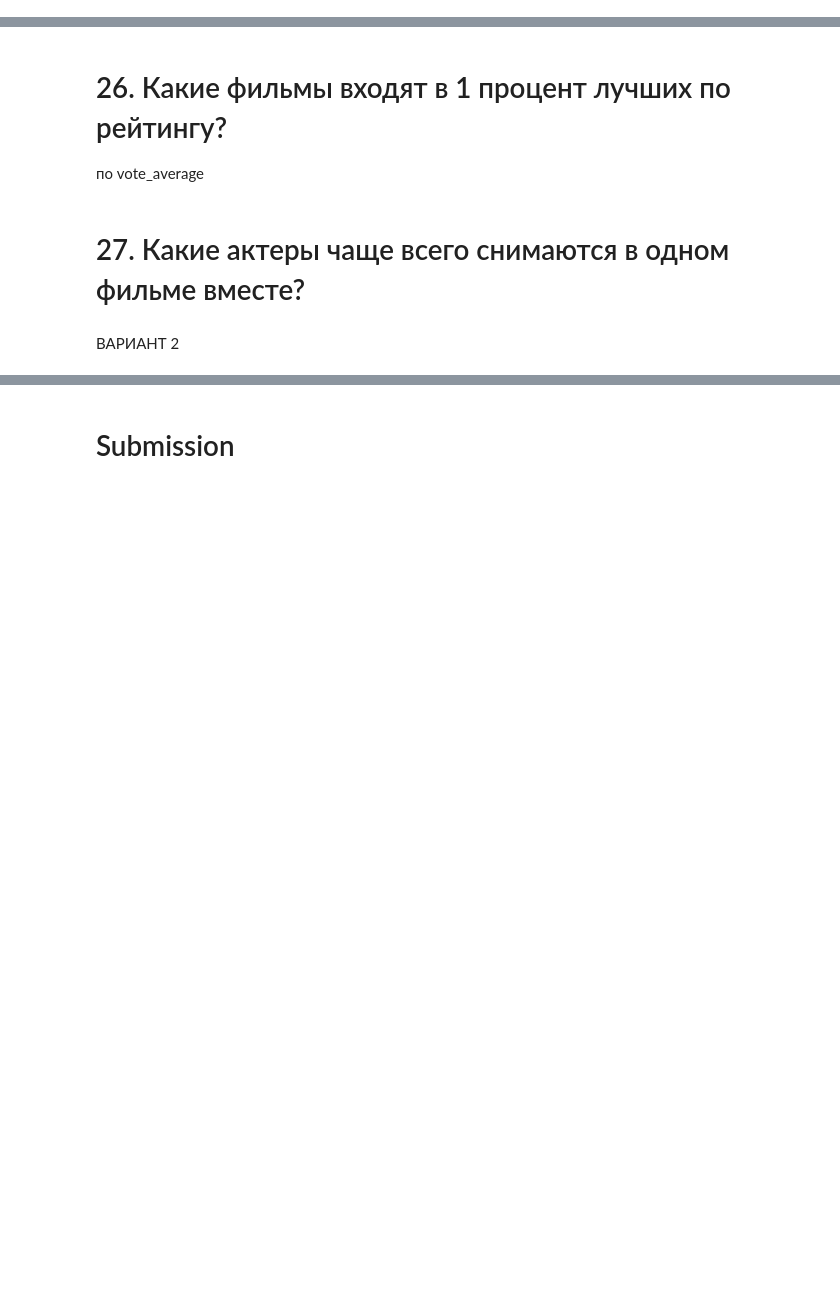
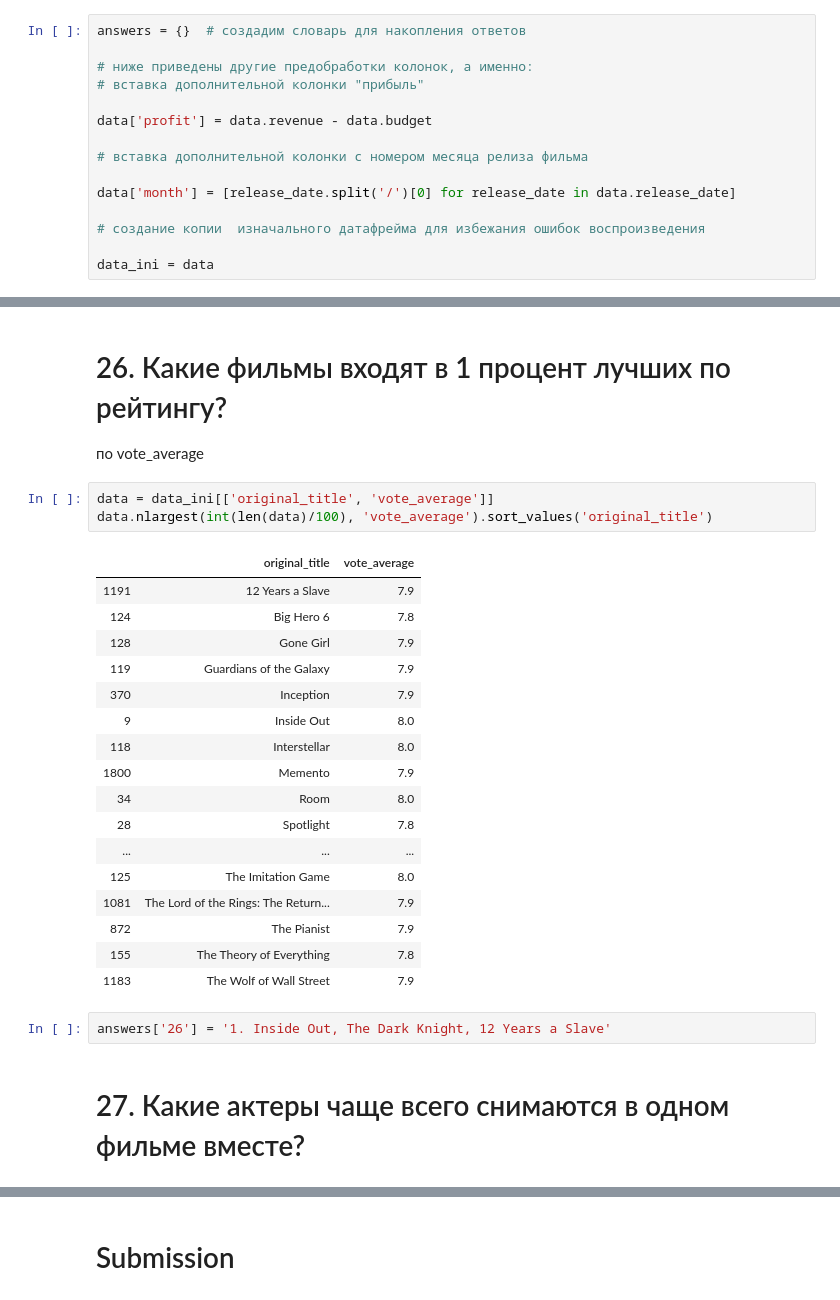
Before and after one commit to Ya-Andy/module_1, a Jupyter notebook: Movies_IMBD_v4.1_TEMPLATE.ipynb, the cells around one changed output, grey strips where cells are left out. Cells and saved outputs as stored; diff of their text form; blank space fills up the shorter version.

```diff
--- a/Movies_IMBD_v4.1_TEMPLATE.ipynb
+++ b/Movies_IMBD_v4.1_TEMPLATE.ipynb
@@ -21,0 +29,15 @@ answers = {} # создадим словарь для ответов
+# %%
+answers = {}  # создадим словарь для накопления ответов
+
+# ниже приведены другие предобработки колонок, а именно:
+# вставка дополнительной колонки "прибыль"
+
+data['profit'] = data.revenue - data.budget
+
+# вставка дополнительной колонки с номером месяца релиза фильма
+
+data['month'] = [release_date.split('/')[0] for release_date in data.release_date]
+
+# создание копии  изначального датафрейма для избежания ошибок воспроизведения
+
+data_ini = data
@@ -100,7 +454,28 @@ answers['2'] = '...'
 # %% [markdown]
 # 26. Какие фильмы входят в 1 процент лучших по рейтингу?
 по vote_average
+# %%
+data = data_ini[['original_title', 'vote_average']]
+data.nlargest(int(len(data)/100), 'vote_average').sort_values('original_title')
+# %% [output]
+|  | original_title | vote_average |
+| 1191 | 12 Years a Slave | 7.9 |
+| 124 | Big Hero 6 | 7.8 |
+| 128 | Gone Girl | 7.9 |
+| 119 | Guardians of the Galaxy | 7.9 |
+| 370 | Inception | 7.9 |
+| 9 | Inside Out | 8.0 |
+| 118 | Interstellar | 8.0 |
+| 1800 | Memento | 7.9 |
+| 34 | Room | 8.0 |
+| 28 | Spotlight | 7.8 |
+| ... | ... | ... |
+| 125 | The Imitation Game | 8.0 |
+| 1081 | The Lord of the Rings: The Return... | 7.9 |
+| 872 | The Pianist | 7.9 |
+| 155 | The Theory of Everything | 7.8 |
+| 1183 | The Wolf of Wall Street | 7.9 |
+# %%
+answers['26'] = '1. Inside Out, The Dark Knight, 12 Years a Slave'
 # %% [markdown]
 # 27. Какие актеры чаще всего снимаются в одном фильме вместе?
-# %% [markdown]
-ВАРИАНТ 2
```
Also changed, not shown: parts of 101 cells of this notebook.
